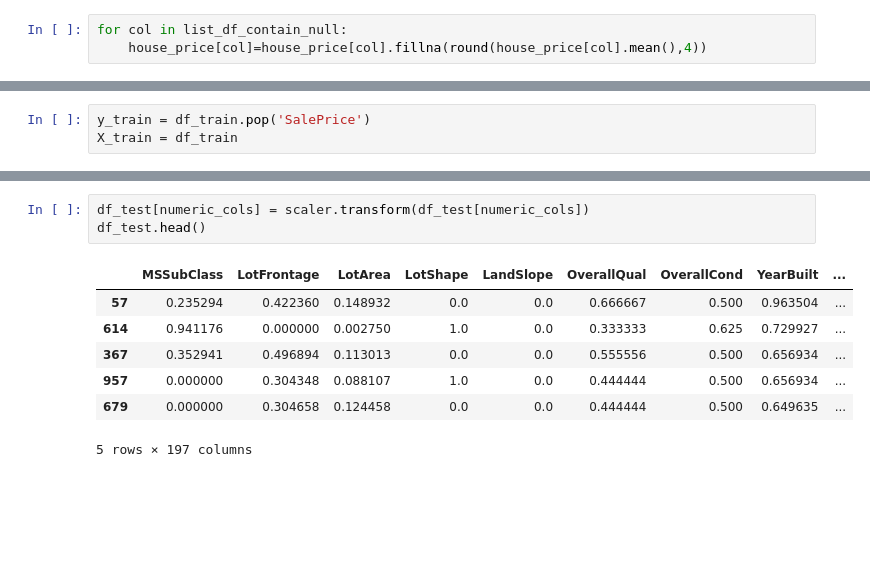
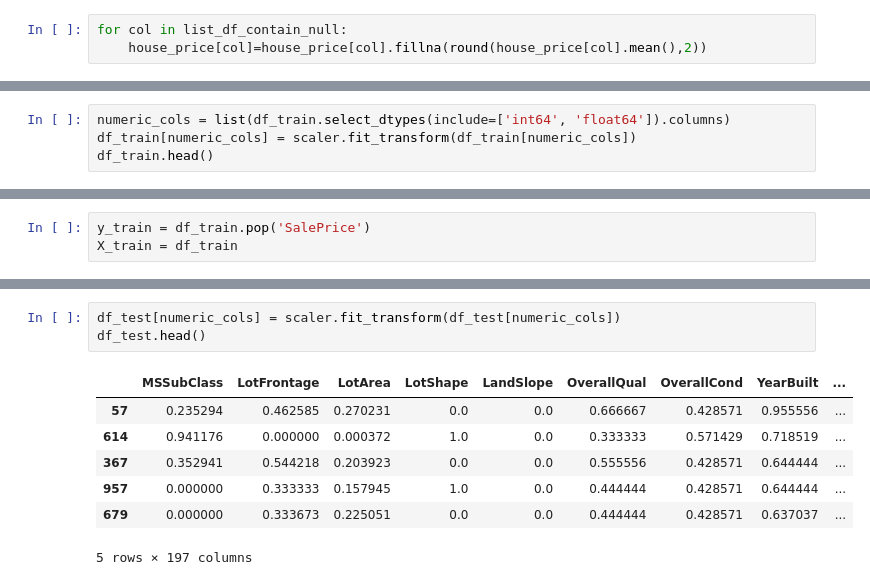
Before and after one commit to teerapat1739/Regularization, a Jupyter notebook: notebooks/homework/Part I.ipynb, the cells around one changed output, grey strips where cells are left out. Cells and saved outputs as stored; diff of their text form; blank space fills up the shorter version.

```diff
--- a/notebooks/homework/Part I.ipynb
+++ b/notebooks/homework/Part I.ipynb
@@ -82,7 +80,7 @@ list_df_contain_null
 ['LotFrontage', 'MasVnrArea', 'GarageYrBlt']
 # %%
 for col in list_df_contain_null:
-    house_price[col]=house_price[col].fillna(round(house_price[col].mean(),4))
+    house_price[col]=house_price[col].fillna(round(house_price[col].mean(),2))
 # %%
 df_contain_null = house_price.select_dtypes(include=['float64','int64']).isnull().sum()[house_price.select_dtypes(include=['float64','int64']).isnull().sum()>0]
 df_contain_null
@@ -313,3 +311,7 @@ df_train.head()
 | 1092 | 0.176471 | 0.242236 | 0.102216 | 1.0 | 0.0 | 0.555556 | 0.50 | 0.386861 | ... |
 | 1324 | 0.000000 | 0.335404 | 0.125049 | 1.0 | 0.0 | 0.777778 | 0.50 | 0.978102 | ... |
 5 rows × 197 columns
+# %%
+numeric_cols = list(df_train.select_dtypes(include=['int64', 'float64']).columns)
+df_train[numeric_cols] = scaler.fit_transform(df_train[numeric_cols])
+df_train.head()
@@ -338,11 +390,11 @@ X_train.head()
 # %%
-df_test[numeric_cols] = scaler.transform(df_test[numeric_cols])
+df_test[numeric_cols] = scaler.fit_transform(df_test[numeric_cols])
 df_test.head()
 # %% [output]
 |  | MSSubClass | LotFrontage | LotArea | LotShape | LandSlope | OverallQual | OverallCond | YearBuilt | ... |
-| 57 | 0.235294 | 0.422360 | 0.148932 | 0.0 | 0.0 | 0.666667 | 0.500 | 0.963504 | ... |
-| 614 | 0.941176 | 0.000000 | 0.002750 | 1.0 | 0.0 | 0.333333 | 0.625 | 0.729927 | ... |
-| 367 | 0.352941 | 0.496894 | 0.113013 | 0.0 | 0.0 | 0.555556 | 0.500 | 0.656934 | ... |
-| 957 | 0.000000 | 0.304348 | 0.088107 | 1.0 | 0.0 | 0.444444 | 0.500 | 0.656934 | ... |
-| 679 | 0.000000 | 0.304658 | 0.124458 | 0.0 | 0.0 | 0.444444 | 0.500 | 0.649635 | ... |
+| 57 | 0.235294 | 0.462585 | 0.270231 | 0.0 | 0.0 | 0.666667 | 0.428571 | 0.955556 | ... |
+| 614 | 0.941176 | 0.000000 | 0.000372 | 1.0 | 0.0 | 0.333333 | 0.571429 | 0.718519 | ... |
+| 367 | 0.352941 | 0.544218 | 0.203923 | 0.0 | 0.0 | 0.555556 | 0.428571 | 0.644444 | ... |
+| 957 | 0.000000 | 0.333333 | 0.157945 | 1.0 | 0.0 | 0.444444 | 0.428571 | 0.644444 | ... |
+| 679 | 0.000000 | 0.333673 | 0.225051 | 0.0 | 0.0 | 0.444444 | 0.428571 | 0.637037 | ... |
 5 rows × 197 columns
```
Also changed, not shown: parts of 38 cells of this notebook.
